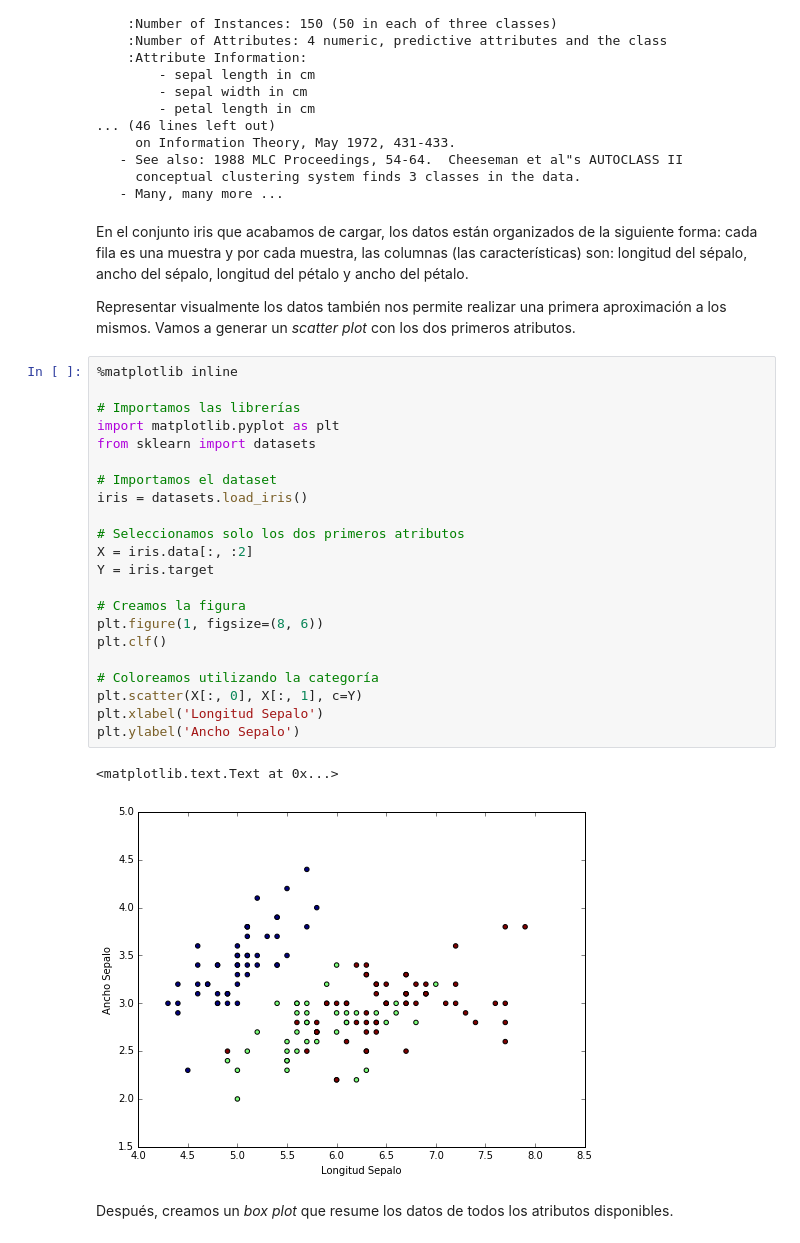
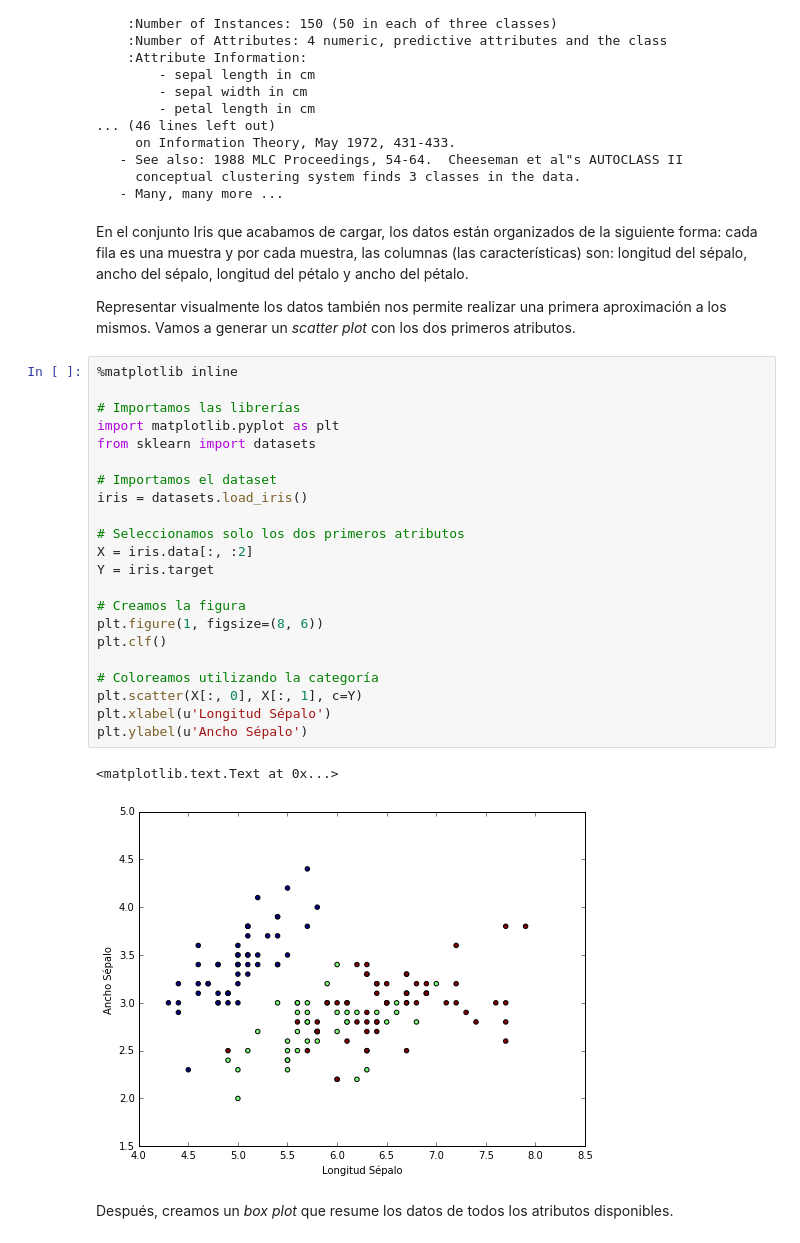
Before and after one commit to bvillenap7/Fundamentos_Data_Science_UOC_PEC7, a Jupyter notebook: prog_datasci_7_analisis.ipynb, the cells around one changed output. Saved outputs shown, nothing was run; the diff lists cells and outputs as text.

```diff
--- a/prog_datasci_7_analisis.ipynb
+++ b/prog_datasci_7_analisis.ipynb
@@ -49,34 +49,34 @@ Data Set Characteristics:
      conceptual clustering system finds 3 classes in the data.
    - Many, many more ...
 # %% [markdown]
-En el conjunto iris que acabamos de cargar, los datos están organizados de la siguiente forma: cada fila es una muestra y por cada muestra, las columnas (las características) son: longitud del sépalo, ancho del sépalo, longitud del pétalo y ancho del pétalo.
+En el conjunto Iris que acabamos de cargar, los datos están organizados de la siguiente forma: cada fila es una muestra y por cada muestra, las columnas (las características) son: longitud del sépalo, ancho del sépalo, longitud del pétalo y ancho del pétalo.
 
 Representar visualmente los datos también nos permite realizar una primera aproximación a los mismos. Vamos a generar un _scatter plot_ con los dos primeros atributos.
 # %%
 %matplotlib inline
 
 # Importamos las librerías
 import matplotlib.pyplot as plt
 from sklearn import datasets
 
 # Importamos el dataset
 iris = datasets.load_iris()
 
 # Seleccionamos solo los dos primeros atributos
 X = iris.data[:, :2]
 Y = iris.target
 
 # Creamos la figura
 plt.figure(1, figsize=(8, 6))
 plt.clf()
 
 # Coloreamos utilizando la categoría
 plt.scatter(X[:, 0], X[:, 1], c=Y)
-plt.xlabel('Longitud Sepalo')
-plt.ylabel('Ancho Sepalo')
+plt.xlabel(u'Longitud Sépalo')
+plt.ylabel(u'Ancho Sépalo')
 # %% [output]
 <matplotlib.text.Text at 0x...>
-[figure, old version]
+[figure, new version]
 # %% [markdown]
 Después, creamos un _box plot_ que resume los datos de todos los atributos disponibles.
 # %%
```
Also changed, not shown: parts of 11 cells of this notebook, 3 other files.
